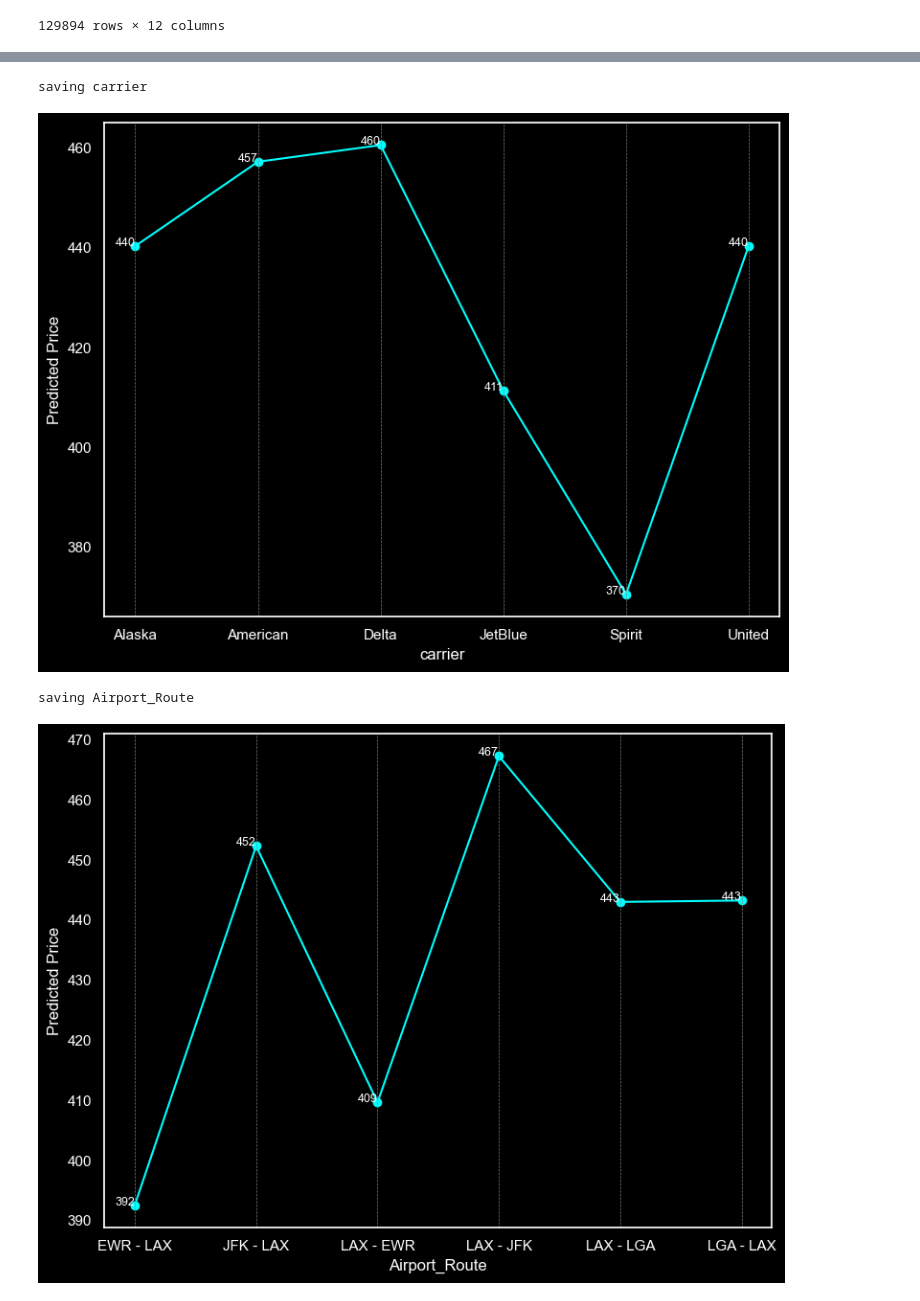
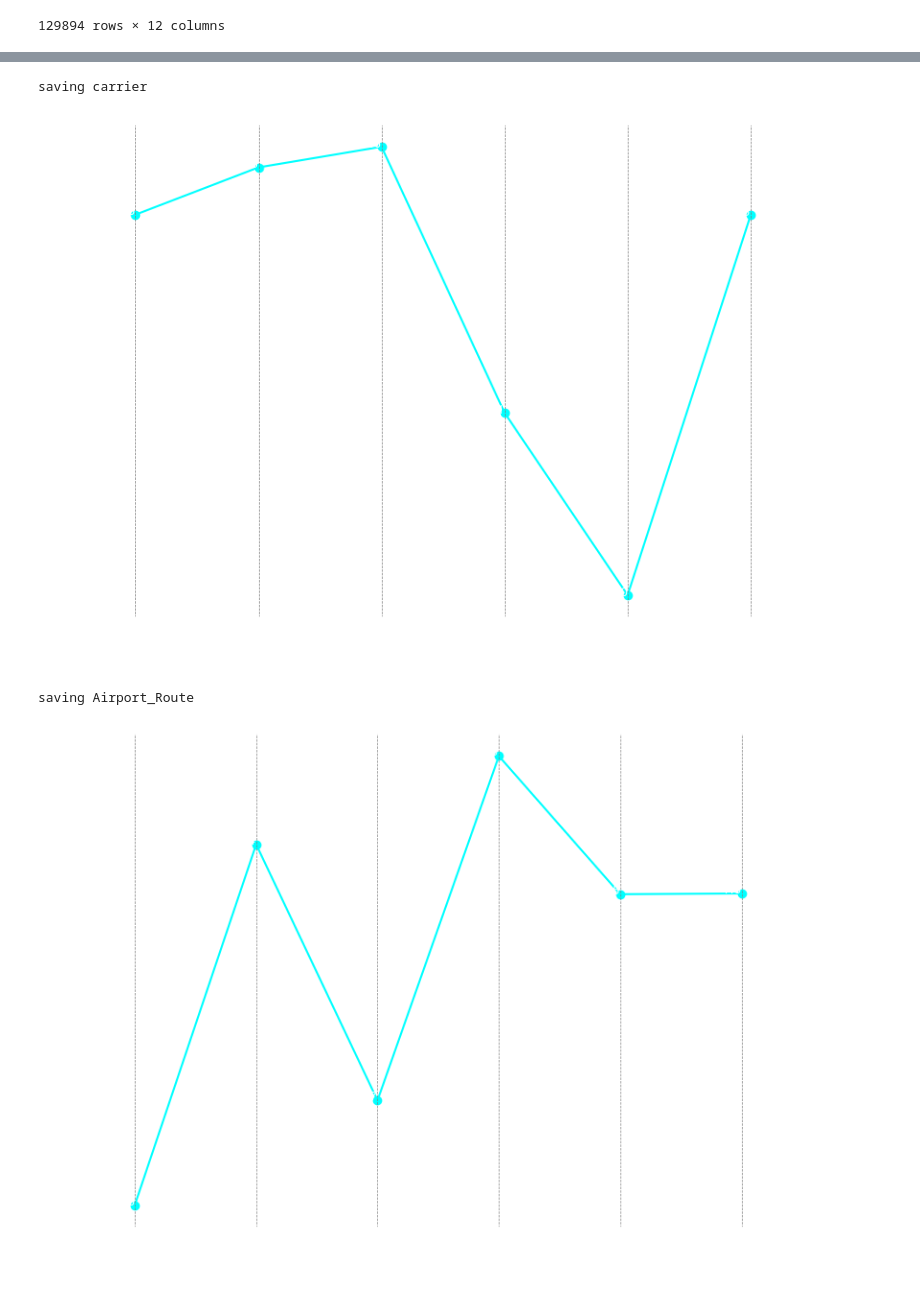
Before and after one commit to AnshulSGarg/Flight-MLOps-Project, a Jupyter notebook: notebooks/insights.ipynb, the cells around one changed output, grey strips where cells are left out. Cells and saved outputs as stored; diff of their text form; code cells hidden in the pictures.

Commit message:
replace absolute path with relative

```diff
--- a/notebooks/insights.ipynb
+++ b/notebooks/insights.ipynb
@@ -45,11 +49,6 @@ df
 | 138982 | 140445 | Delta | One Way | LAX - JFK | Nonstop | 0 | 89 | 16:00 | ... |
 129894 rows × 12 columns
 # %%
-from sklearn.inspection import partial_dependence
-import numpy as np
-import matplotlib.pyplot as plt
-import seaborn as sns
-
 features = ['carrier', 'Airport_Route', 'stop', 'Days_to_Fly', 'from_hour', 'flight_duration_value', 'Holiday', 'Fly_WeekDay']
 
 filtered_df = df[df['Trip_Type'] == 'One Way']
@@ -69,11 +68,11 @@ for feature in features:
 
         # Plot the transformed partial dependence plot
         plt.figure(figsize=(8, 6))
-        plt.plot(pdp_grid, transformed_pdp_values, marker='o', color='cyan')  # Change line color to cyan
+        plt.plot(pdp_grid, transformed_pdp_values, marker='o', color='cyan')
 
         # Set plot background to black
-        plt.gca().set_facecolor('#2D2D3F')
-        plt.gcf().set_facecolor('#2D2D3F')
+        plt.gca().set_facecolor('none')
+        plt.gcf().set_facecolor('none')
 
         # Determine annotation interval for x-axis labels
         x_annotation_interval = get_annotation_interval(len(pdp_grid), max_annotations=10)
@@ -88,6 +87,7 @@ for feature in features:
                 plt.text(x, y, f'{int(y)}', fontsize=9, ha='right', color='white')  # Change annotation color to white
                 plt.axvline(x=x, color='gray', linestyle='--', linewidth=0.5)
 
+
         plt.xlabel(feature, color='white')  # Change x-axis label color to white
         plt.ylabel('Predicted Price', color='white')  # Change y-axis label color to white
         plt.yticks(color='white')
@@ -139,37 +144,37 @@ for feature in features:
         plt.figure(figsize=(8, 6))
         plt.plot(pdp_grid, transformed_pdp_values, marker='o', color='cyan')
 
-        plt.gca().set_facecolor('black')
-        plt.gcf().set_facecolor('black')
+        plt.gca().set_facecolor('none')
+        plt.gcf().set_facecolor('none')
 
         # Determine annotation interval for x-axis labels
         x_annotation_interval = get_annotation_interval(len(pdp_grid), max_annotations=10)
 
         # Set x-axis ticks and labels to reduce clutter
         visible_x_ticks = pdp_grid[::x_annotation_interval]
         plt.xticks(visible_x_ticks, color='white')
 
         # Annotate data points and add grid lines only when x-axis tick is visible
         for i, (x, y) in enumerate(zip(pdp_grid, transformed_pdp_values)):
             if x in visible_x_ticks:
                 plt.text(x, y, f'{int(y)}', fontsize=9, ha='right', color='white')
                 plt.axvline(x=x, color='gray', linestyle='--', linewidth=0.5)
 
         plt.xlabel(feature, color='white')
         plt.ylabel('Predicted Price', color='white')
         plt.yticks(color='white')
         plt.grid(False)  # Disable default grid
         print(f'saving {feature}')
         plt.tight_layout()
-        plt.savefig(raw_path + f'round_trip_{feature}.png')
+        plt.savefig(insights_plot_path + f'round_trip_{feature}.png')
         plt.show()
     except MemoryError:
         print(f"MemoryError: Skipping feature {feature} due to memory constraints.")
     except Exception as e:
         print(f"Error: {e} encountered while processing feature {feature}.")
 # %% [output]
 saving carrier
-[figure, old version]
+[figure, new version]
 saving Airport_Route
-[figure, old version]
+[figure, new version]
 saving stop
```
Also changed, not shown: parts of 3 cells of this notebook, 31 other files.
